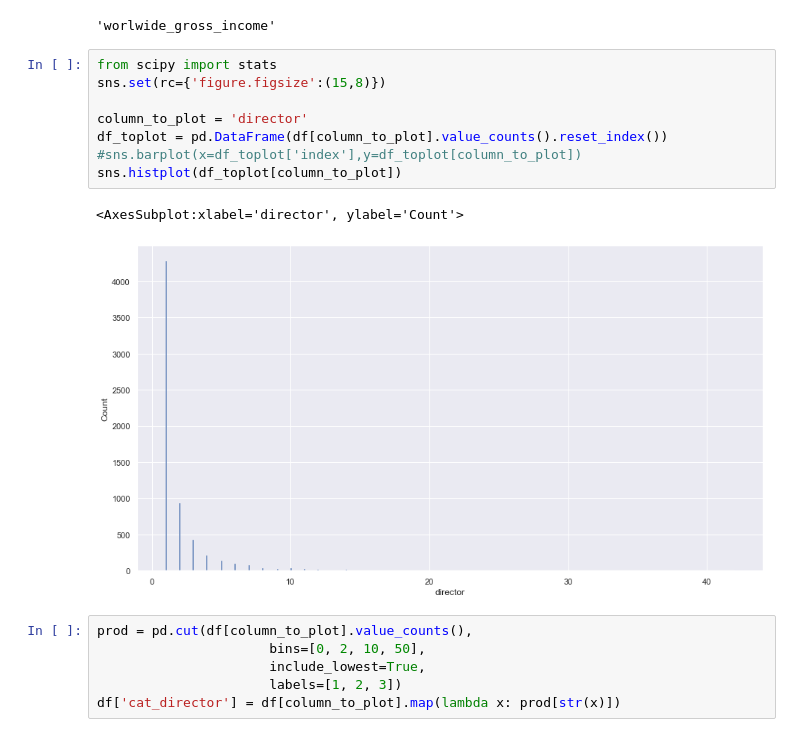
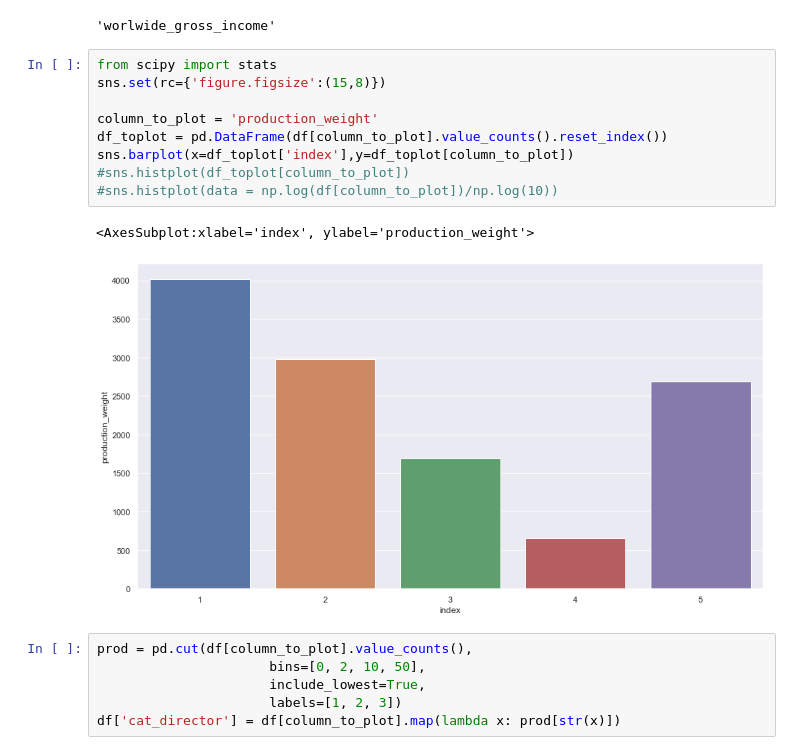
Before and after one commit to OscarTou/CinePred, a Jupyter notebook: notebooks/RM_notebook.ipynb, the cells around one changed output. Drawn from its saved outputs; the diff is of its cells as text.

```diff
--- a/notebooks/RM_notebook.ipynb
+++ b/notebooks/RM_notebook.ipynb
@@ -114,14 +114,15 @@ sns.scatterplot(data = df, x='budget', y='worlwide_gross_income', hue='productio
 # %%
 from scipy import stats
 sns.set(rc={'figure.figsize':(15,8)})
 
-column_to_plot = 'director'
+column_to_plot = 'production_weight'
 df_toplot = pd.DataFrame(df[column_to_plot].value_counts().reset_index())
-#sns.barplot(x=df_toplot['index'],y=df_toplot[column_to_plot])
-sns.histplot(df_toplot[column_to_plot])
+sns.barplot(x=df_toplot['index'],y=df_toplot[column_to_plot])
+#sns.histplot(df_toplot[column_to_plot])
+#sns.histplot(data = np.log(df[column_to_plot])/np.log(10))
 # %% [output]
-<AxesSubplot:xlabel='director', ylabel='Count'>
+<AxesSubplot:xlabel='index', ylabel='production_weight'>
-[figure, old version]
+[figure, new version]
 # %%
 prod = pd.cut(df[column_to_plot].value_counts(),
                       bins=[0, 2, 10, 50],
```
Also changed, not shown: parts of 3 cells of this notebook, 1 other file.
